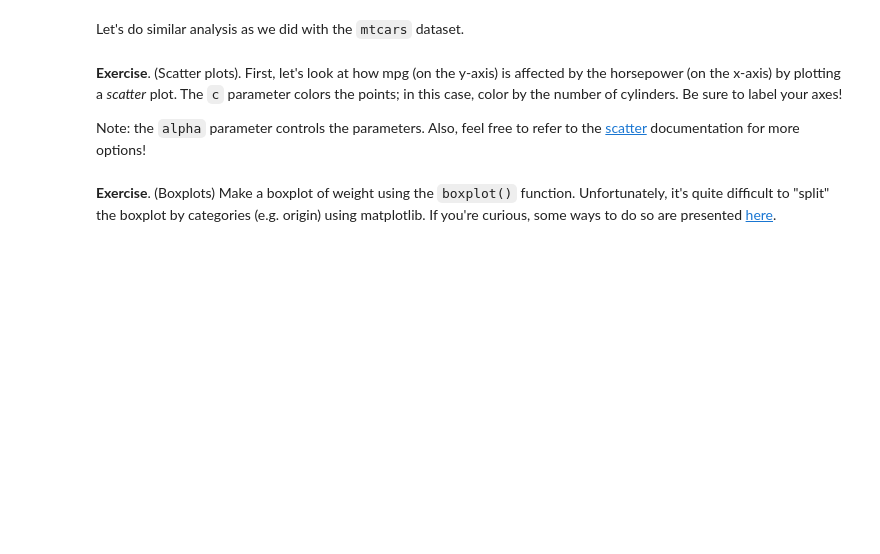
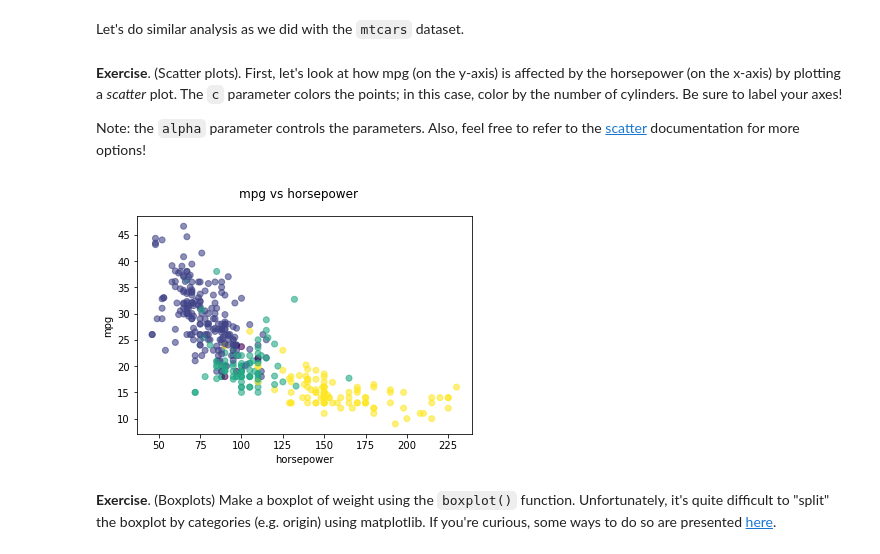
Before and after one commit to miramira2001/qbio_data_analysis_MiracleI, a Jupyter notebook: week8_python/Scientific_Python-sp22.ipynb, the cells around one changed output. Cells and saved outputs as stored; diff of their text form; code cells hidden in the pictures; blank space fills up the shorter version.

```diff
--- a/week8_python/Scientific_Python-sp22.ipynb
+++ b/week8_python/Scientific_Python-sp22.ipynb
@@ -492,16 +594,18 @@ Note: the `alpha` parameter controls the parameters. Also, feel free to refer to
 # %%
 # Create your plot here: you may want to refer to the previous examples
 fig, ax = plt.subplots(1,1)
 
-ax.scatter(x = ...,  # get the horsepower column from mpg_df
-           y = ...,  # get the mpg column from mpg_df
-           c = ...,  # get the cylinders column from mpg_df
+ax.scatter(x = mpg_data["horsepower"],  # get the horsepower column from mpg_df
+           y = mpg_data["mpg"],  # get the mpg column from mpg_df
+           c = mpg_data["cylinders"],  # get the cylinders column from mpg_df
            alpha = 0.6)
 
-ax.set(xlabel = ..., ylabel = ...)
-fig.suptitle(...)
+ax.set(xlabel = "horsepower", ylabel = "mpg")
+fig.suptitle("mpg vs horsepower")
 
 plt.show()
+# %% [output]
+[figure, added]
 # %% [markdown]
 **Exercise**. (Boxplots) Make a boxplot of weight using the `boxplot()` function. Unfortunately, it's quite difficult to "split" the boxplot by categories (e.g. origin) using matplotlib. If you're curious, some ways to do so are presented [here](https://stackoverflow.com/questions/16592222/matplotlib-group-boxplots).
 # %%
```
Also changed, not shown: parts of 25 cells of this notebook, 2 other files.
